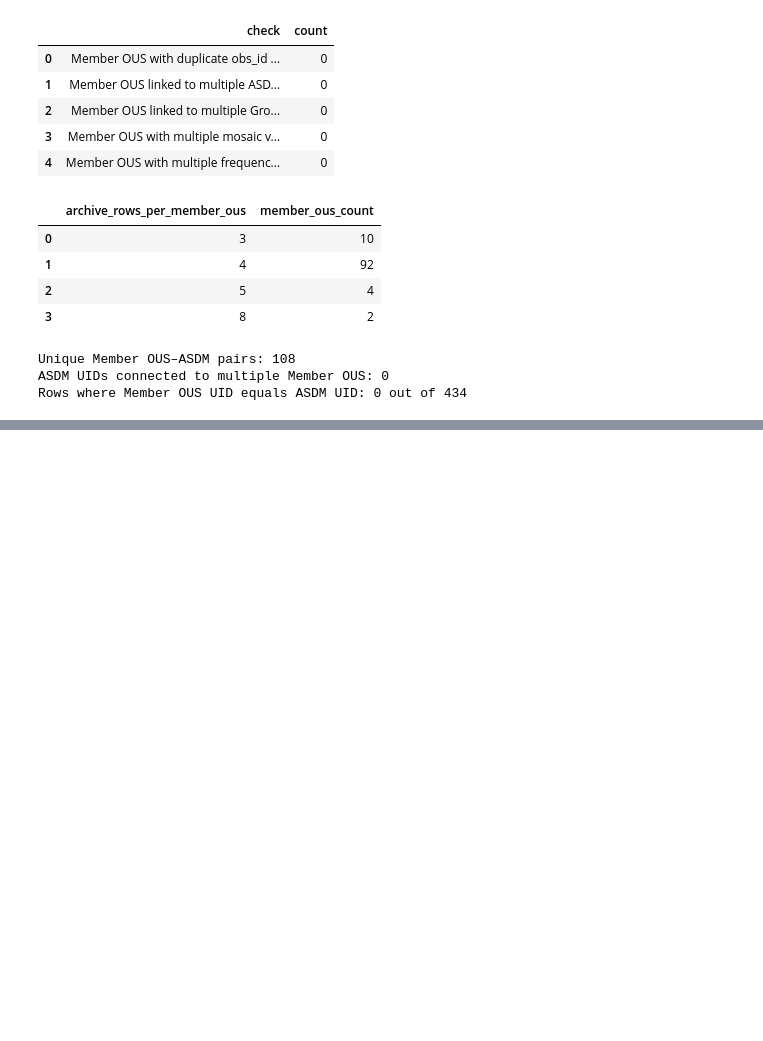
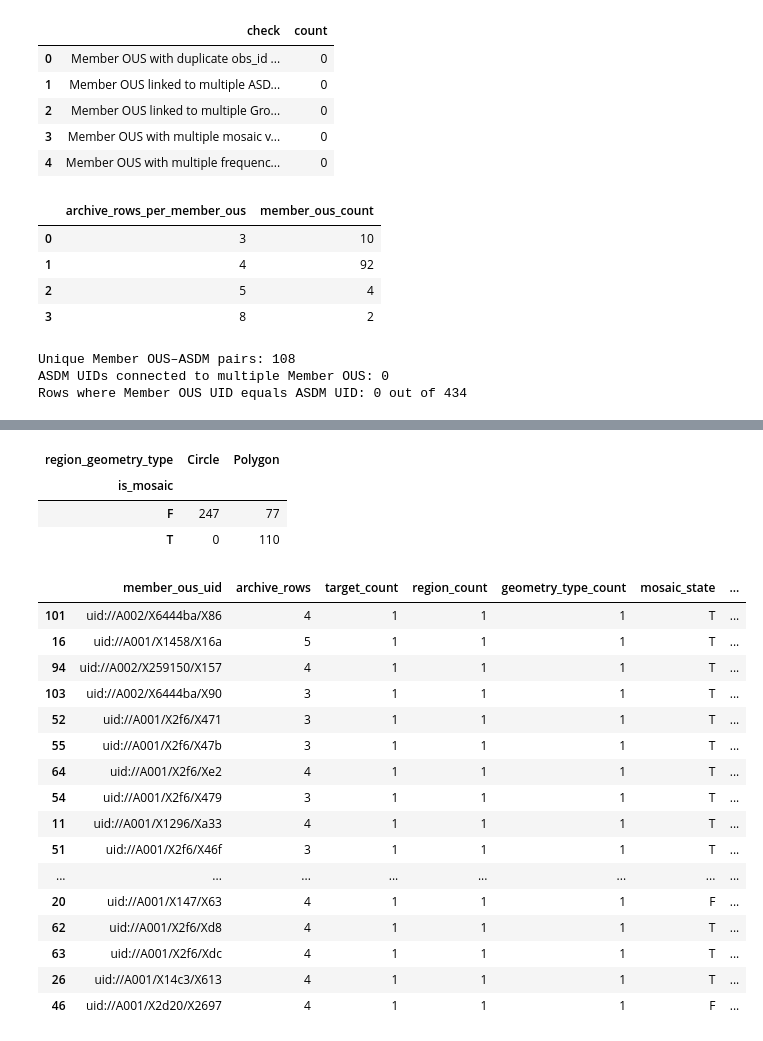
Before and after one commit to skycharon2/alma-duplication-tool, a Jupyter notebook: notebooks/01_archive_connection.ipynb, the cells around one changed output, grey strips where cells are left out. Cells and saved outputs as stored; diff of their text form; code cells hidden in the pictures; blank space fills up the shorter version.

```diff
--- a/notebooks/01_archive_connection.ipynb
+++ b/notebooks/01_archive_connection.ipynb
@@ -900,0 +1316,74 @@ Rows where Member OUS UID equals ASDM UID: 0 out of 434
+# %%
+full_coordinate_df["region_geometry_type"] = (
+    full_coordinate_df["s_region"]
+    .astype("string")
+    .str.extract(r"^\s*(\w+)", expand=False)
+)
+
+display(
+    pd.crosstab(
+        full_coordinate_df["is_mosaic"],
+        full_coordinate_df["region_geometry_type"],
+        dropna=False,
+    )
+)
+# %% [output]
+| region_geometry_type | Circle | Polygon |
+| is_mosaic |  |  |
+| F | 247 | 77 |
+| T | 0 | 110 |
+# %%
+spatial_member_summary = (
+    full_coordinate_df
+    .groupby("member_ous_uid", dropna=False)
+    .agg(
+        archive_rows=("obs_id", "size"),
+        target_count=("target_name", "nunique"),
+        region_count=("s_region", "nunique"),
+        geometry_type_count=("region_geometry_type", "nunique"),
+        mosaic_state=("is_mosaic", "first"),
+        minimum_center_separation_arcsec=(
+            "center_separation_arcsec",
+            "min",
+        ),
+        maximum_center_separation_arcsec=(
+            "center_separation_arcsec",
+            "max",
+        ),
+    )
+    .reset_index()
+)
+
+spatial_member_summary[
+    "all_reference_centres_outside_search_radius"
+] = (
+    spatial_member_summary[
+        "minimum_center_separation_arcsec"
+    ]
+    > search_radius.to_value(u.arcsec)
+)
+
+display(
+    spatial_member_summary.sort_values(
+        "minimum_center_separation_arcsec",
+        ascending=False,
+    ).head(20)
+)
+# %% [output]
+|  | member_ous_uid | archive_rows | target_count | region_count | geometry_type_count | mosaic_state | ... |
+| 101 | uid://A002/X6444ba/X86 | 4 | 1 | 1 | 1 | T | ... |
+| 16 | uid://A001/X1458/X16a | 5 | 1 | 1 | 1 | T | ... |
+| 94 | uid://A002/X259150/X157 | 4 | 1 | 1 | 1 | T | ... |
+| 103 | uid://A002/X6444ba/X90 | 3 | 1 | 1 | 1 | T | ... |
+| 52 | uid://A001/X2f6/X471 | 3 | 1 | 1 | 1 | T | ... |
+| 55 | uid://A001/X2f6/X47b | 3 | 1 | 1 | 1 | T | ... |
+| 64 | uid://A001/X2f6/Xe2 | 4 | 1 | 1 | 1 | T | ... |
+| 54 | uid://A001/X2f6/X479 | 3 | 1 | 1 | 1 | T | ... |
+| 11 | uid://A001/X1296/Xa33 | 4 | 1 | 1 | 1 | T | ... |
+| 51 | uid://A001/X2f6/X46f | 3 | 1 | 1 | 1 | T | ... |
+| ... | ... | ... | ... | ... | ... | ... | ... |
+| 20 | uid://A001/X147/X63 | 4 | 1 | 1 | 1 | F | ... |
+| 62 | uid://A001/X2f6/Xd8 | 4 | 1 | 1 | 1 | T | ... |
+| 63 | uid://A001/X2f6/Xdc | 4 | 1 | 1 | 1 | T | ... |
+| 26 | uid://A001/X14c3/X613 | 4 | 1 | 1 | 1 | T | ... |
+| 46 | uid://A001/X2d20/X2697 | 4 | 1 | 1 | 1 | F | ... |
```
Also changed, not shown: parts of 39 cells of this notebook.
